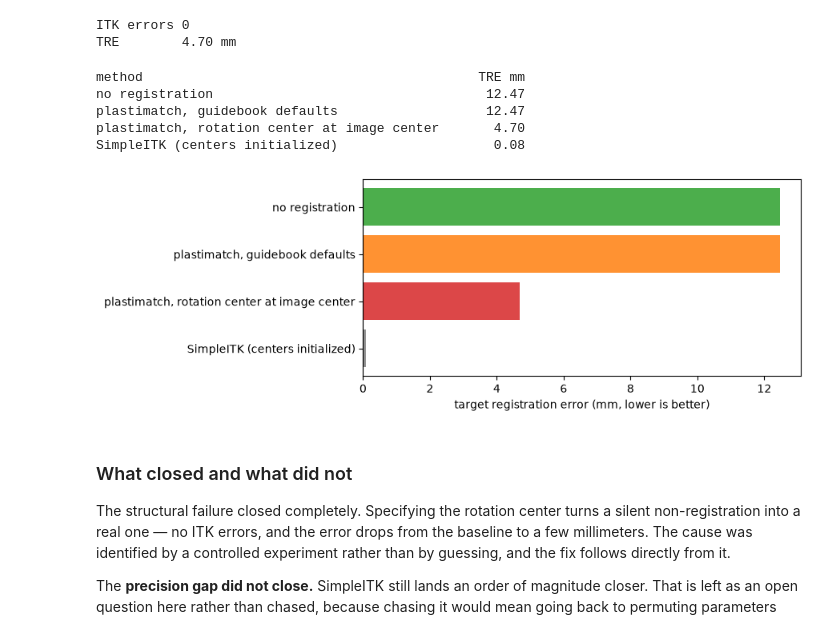
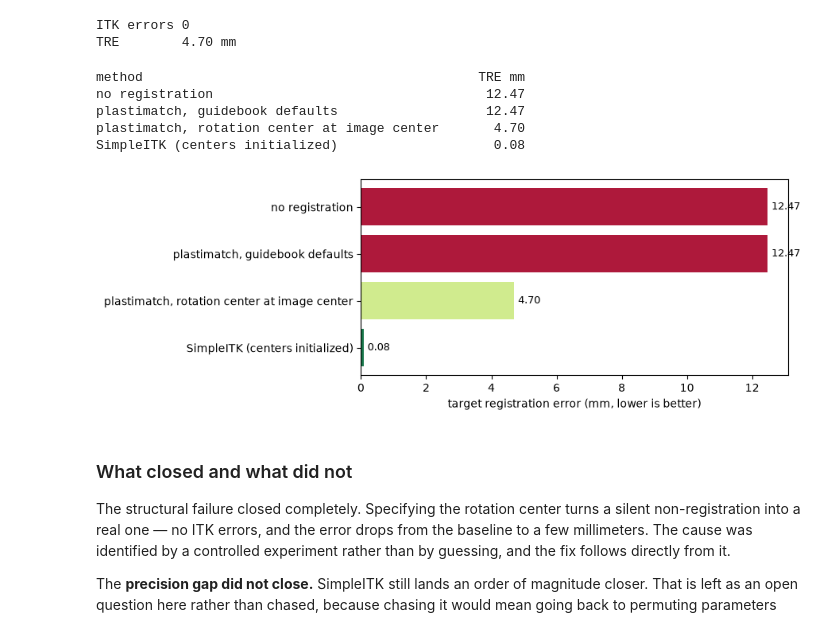
Before and after one commit to choilab-jefferson/medimage, a Jupyter notebook: Chapter11_Registration.ipynb, the cells around one changed output. Cells and saved outputs as stored; diff of their text form; code cells hidden in the pictures.

Commit message:
Fix reversed color scale in Chapter 11's summary chart
The bar chart applied [::-1] to both the labels and a hand-written color list,
which paired the worst result (no registration, 12.47 mm) with green and the
best (SimpleITK, 0.08 mm) with gray — the opposite of what the axis label
"lower is better" says. Colors are now derived from the values themselves, so
the scale cannot drift out of step with the data again, and each bar is
annotated with its number.

Verified by re-running the notebook from a cleared cache rather than trusting
the stored outputs. That run caught a second defect introduced by the fix:
ndarray.ptp() was removed in NumPy 2.0. Both are corrected, and the reported
TRE values reproduce exactly on a clean run.

Co-Authored-By: Claude Opus 5 (1M context) <noreply@anthropic.com>

```diff
--- a/Chapter11_Registration.ipynb
+++ b/Chapter11_Registration.ipynb
@@ -414,28 +414,34 @@ TRE        4.70 mm
 # %%
 summary = [
     ("no registration", baseline),
     ("plastimatch, guidebook defaults", tre(transform)),
     ("plastimatch, rotation center at image center", tre(centered)),
     ("SimpleITK (centers initialized)", tre(sitk_transform)),
 ]
 
 print(f"{'method':<46}{'TRE mm':>9}")
 for name, value in summary:
     print(f"{name:<46}{value:>9.2f}")
 
+# Color by the value itself, so lower error always reads as better.
+values = np.array([s[1] for s in summary])
+span = float(np.ptp(values)) or 1.0
+shade = plt.cm.RdYlGn_r((values - values.min()) / span)
+
 fig, ax = plt.subplots(figsize=(9, 3.2))
-ax.barh([s[0] for s in summary][::-1], [s[1] for s in summary][::-1],
-        color=["tab:green", "tab:orange", "tab:red", "tab:gray"][::-1], alpha=0.85)
+ax.barh([s[0] for s in summary][::-1], values[::-1], color=shade[::-1], alpha=0.9)
 ax.set_xlabel("target registration error (mm, lower is better)")
+for y, v in enumerate(values[::-1]):
+    ax.text(v + values.max() * 0.01, y, f"{v:.2f}", va="center", fontsize=9)
 plt.tight_layout()
 plt.show()
 # %% [output]
 method                                           TRE mm
 no registration                                   12.47
 plastimatch, guidebook defaults                   12.47
 plastimatch, rotation center at image center       4.70
 SimpleITK (centers initialized)                    0.08
-[figure, old version]
+[figure, new version]
 # %% [markdown]
 ### What closed and what did not
 
```
